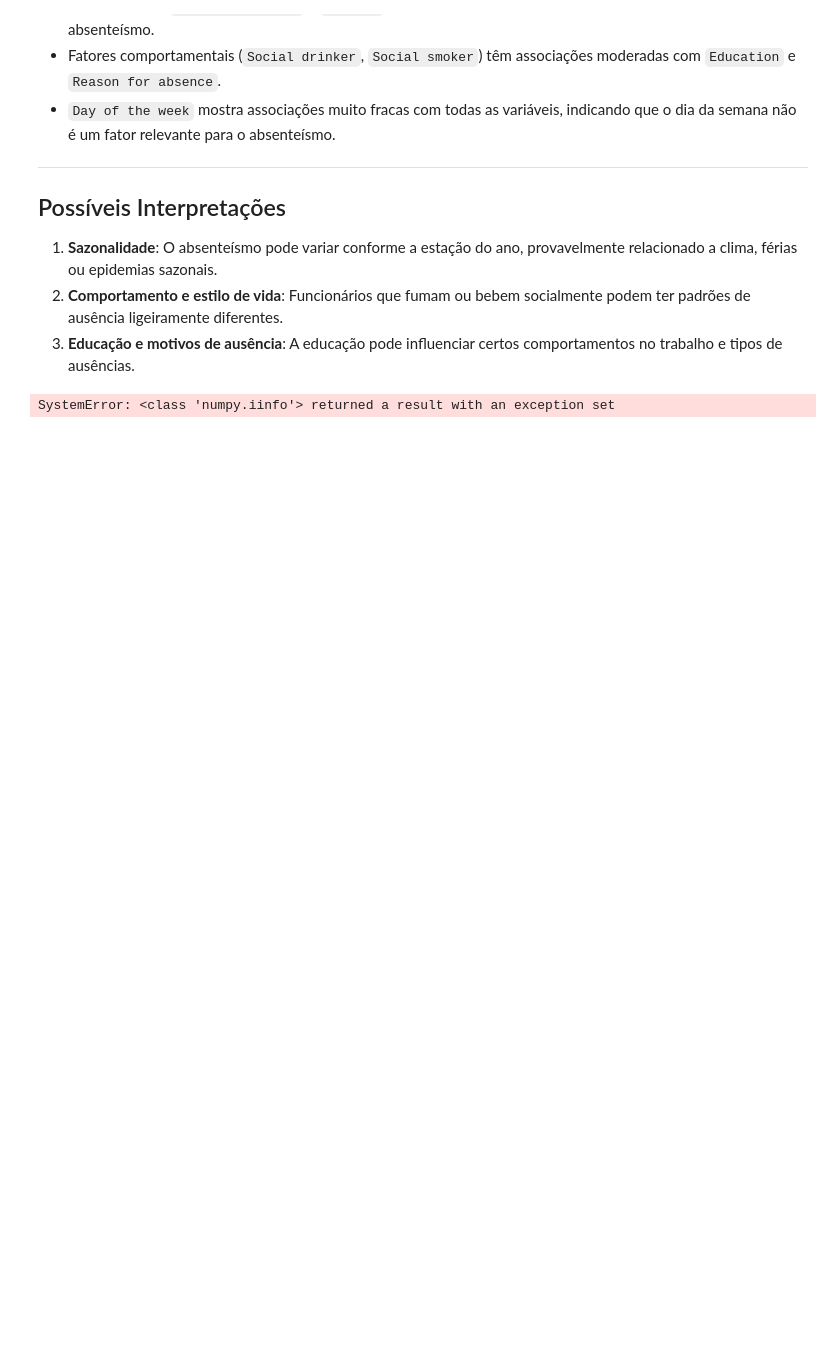
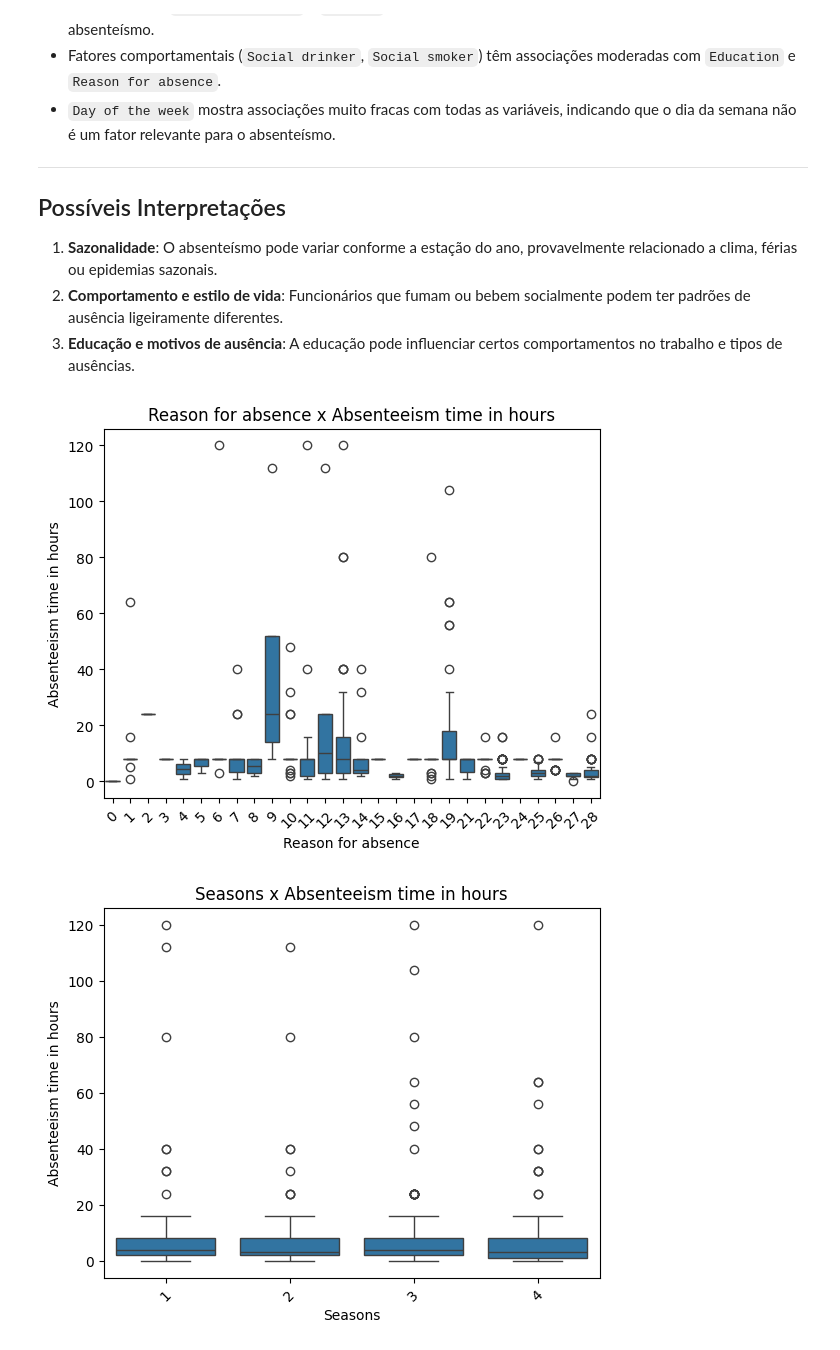
Before and after one commit to Zyntraofc/ciencias_de_dados, a Jupyter notebook: Analise_Exploratoria/analise_exploratoria.ipynb, the cells around one changed output. Cells and saved outputs as stored; diff of their text form; code cells hidden in the pictures; blank space fills up the shorter version.

```diff
--- a/Analise_Exploratoria/analise_exploratoria.ipynb
+++ b/Analise_Exploratoria/analise_exploratoria.ipynb
@@ -527,13 +524,19 @@ O **Cramér's V** foi calculado para identificar o grau de associação entre ca
 2. **Comportamento e estilo de vida**: Funcionários que fumam ou bebem socialmente podem ter padrões de ausência ligeiramente diferentes.
 3. **Educação e motivos de ausência**: A educação pode influenciar certos comportamentos no trabalho e tipos de ausências.
 # %%
-import seaborn as sns
-import matplotlib.pyplot as plt
 
-# Exemplo: absenteísmo vs motivo de ausência
-sns.boxplot(x='Reason for absence', y='Absenteeism time in hours', data=df)
-plt.title('Absenteísmo por motivo')
-plt.xticks(rotation=45)
-plt.show()
+# # Exemplo: absenteísmo vs motivo de ausência
+# sns.boxplot(x='Reason for absence', y='Absenteeism time in hours', data=df)
+# plt.title('Absenteísmo por motivo')
+# plt.xticks(rotation=45)
+# plt.show()
+
+# Exemplo: média de absenteísmo por estação
+for i in var_categoricos:
+    sns.boxplot(x=i, y='Absenteeism time in hours', data=df)
+    plt.title(f"{i} x Absenteeism time in hours")
+    plt.xticks(rotation=45)
+    plt.show()
 # %% [output]
-SystemError: <class 'numpy.iinfo'> returned a result with an exception set
+[figure, added]
+[figure, added]
```
Also changed, not shown: parts of 4 cells of this notebook.
